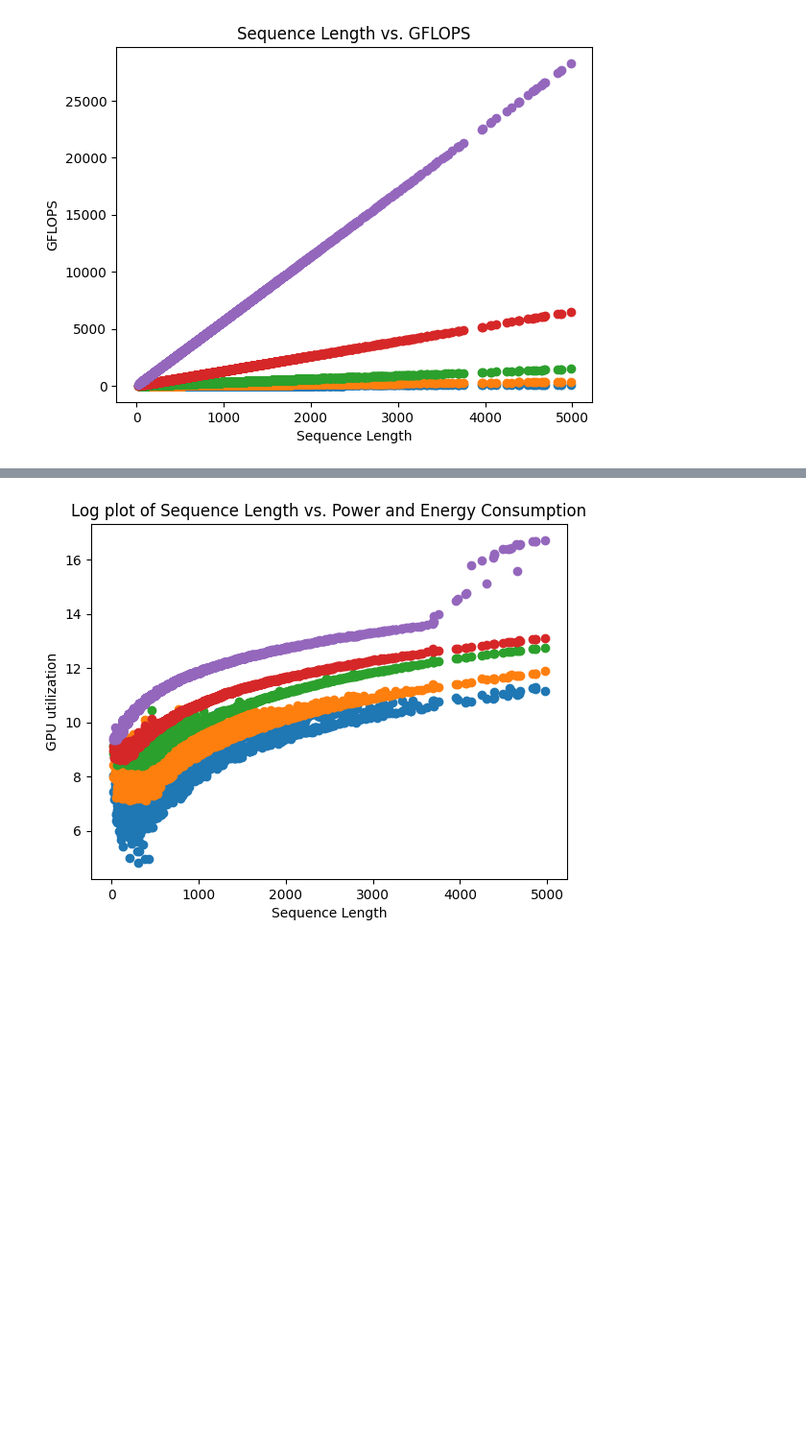
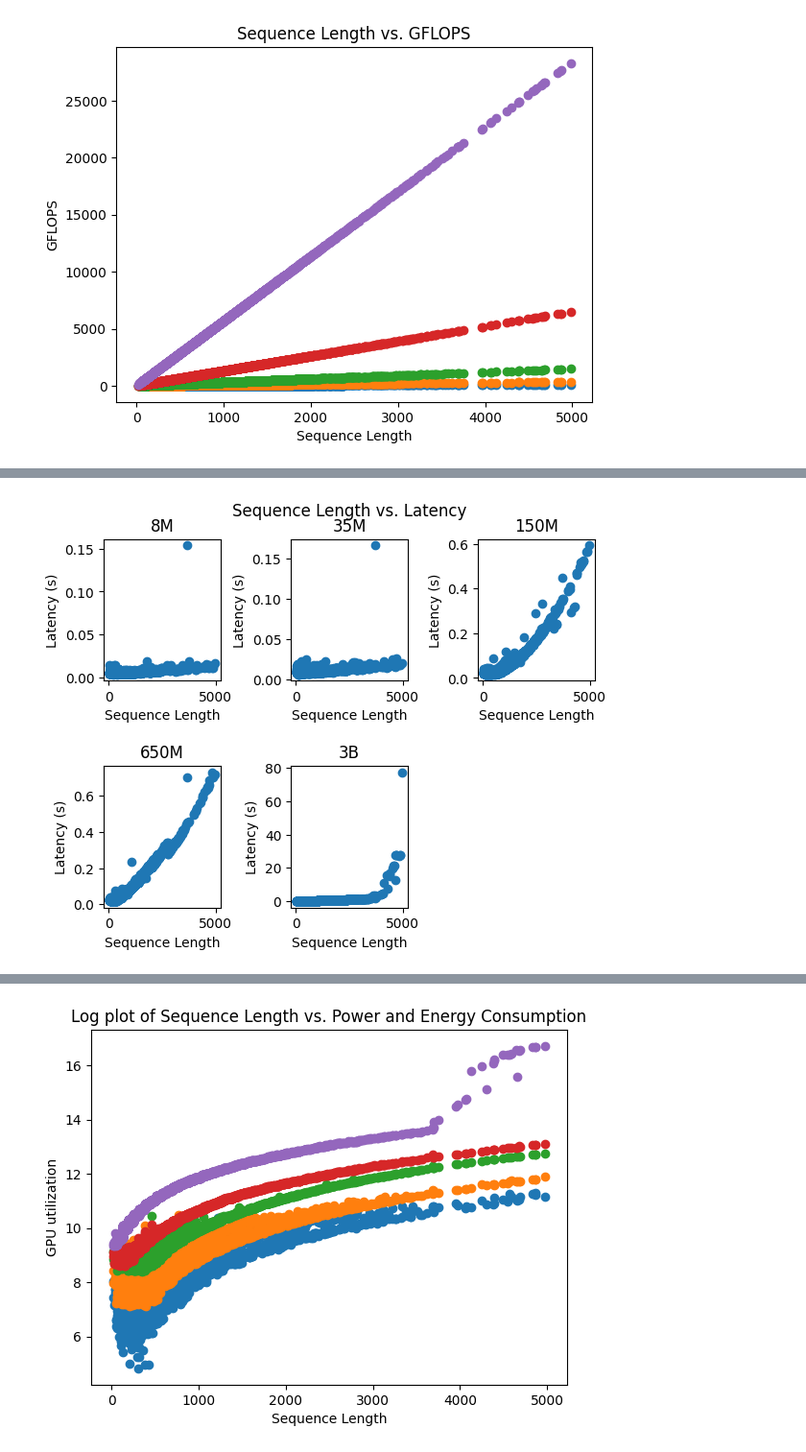
Before and after one commit to lgltan/ESM_Benchmark, a Jupyter notebook: plotter.ipynb, the cells around one changed output, grey strips where cells are left out. Shown at 96% size. Drawn from its saved outputs; the diff is of its cells as text; code cells hidden in the pictures; blank space fills up the shorter version.

```diff
--- a/plotter.ipynb
+++ b/plotter.ipynb
@@ -150,0 +166,22 @@ for i in range(0, len(MODELS)):
+# %%
+# Create a scatter plot\
+for i in range(0, len(MODELS)):
+    plt.subplot(2, 3, i + 1)
+    plt.scatter(seql[i], latency_df[i][['model_process']] / 1000000000)
+
+    # Label the axes
+    plt.xlabel('Sequence Length')
+    plt.ylabel('Latency (s)')
+    plt.title(MODELS[i].split('/')[1].split('_')[2])
+
+# Add a title
+plt.suptitle('Sequence Length vs. Latency')
+plt.subplots_adjust(left=0.1,
+                    bottom=0.1,
+                    right=0.9,
+                    top=0.9,
+                    wspace=0.6,
+                    hspace=0.6)
+plt.show()
+# %% [output]
+[figure, added]
```
Also changed, not shown: parts of 6 cells of this notebook, 1 other file.
